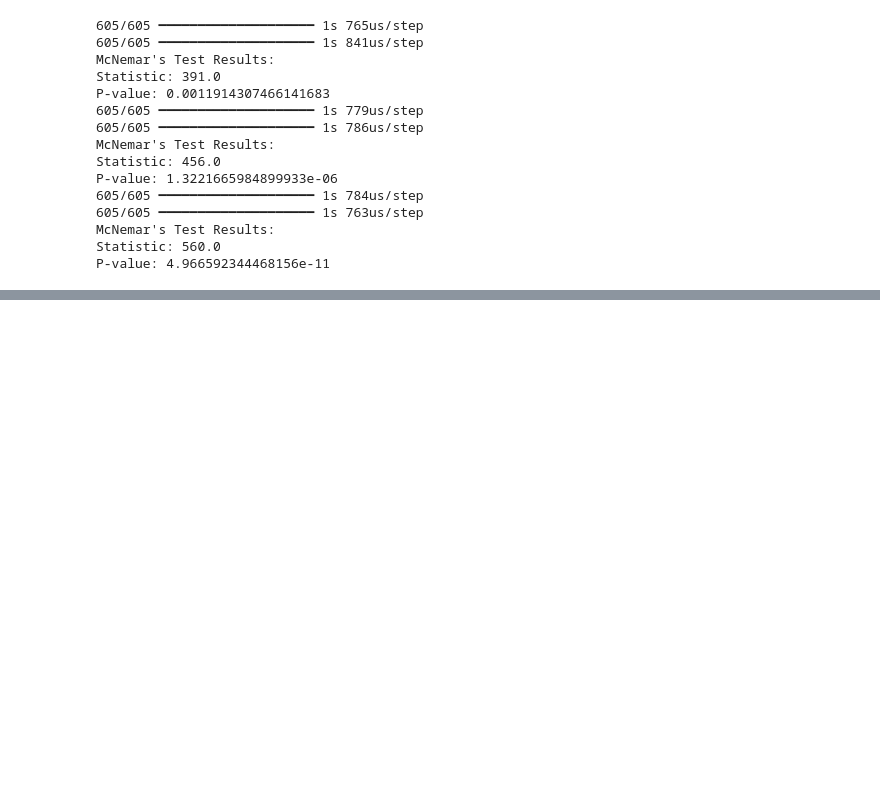
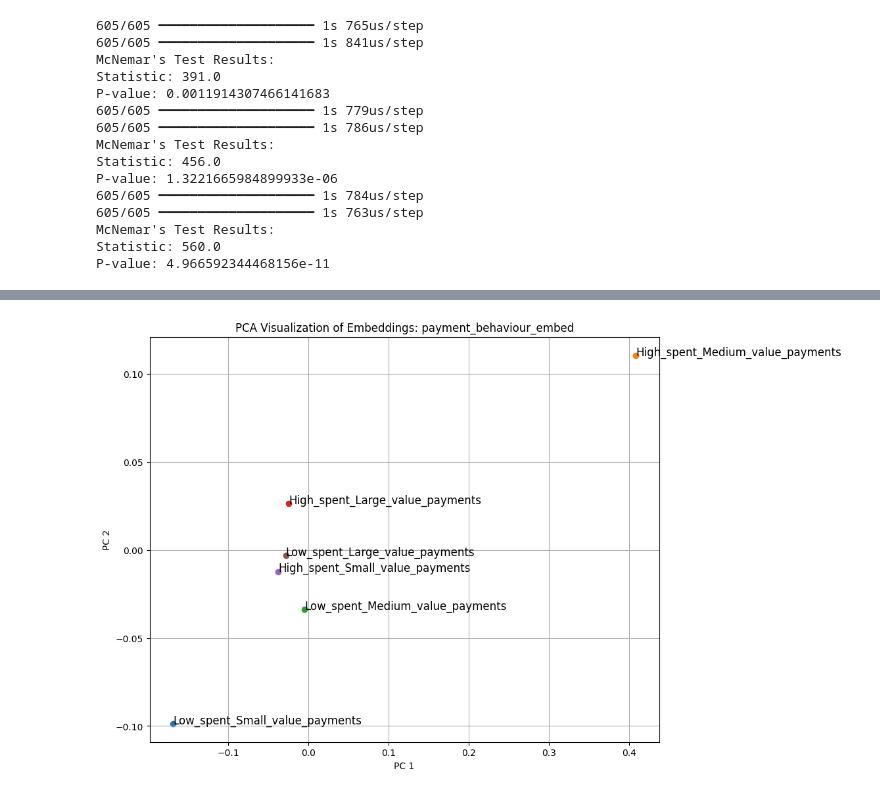
Before and after one commit to colew658/wide_and_deep_nn, a Jupyter notebook: credit_score_nn.ipynb, the cells around one changed output, grey strips where cells are left out. Drawn from its saved outputs; the diff is of its cells as text; code cells hidden in the pictures; blank space fills up the shorter version.

```diff
--- a/credit_score_nn.ipynb
+++ b/credit_score_nn.ipynb
@@ -813,0 +927,6 @@ P-value: 4.966592344468156e-11
+# %%
+visualize_embeddings(
+    model3, "payment_behaviour_embed", feature_space, "payment_behaviour"
+)
+# %% [output]
+[figure, added]
```
Also changed, not shown: parts of 11 cells of this notebook.
